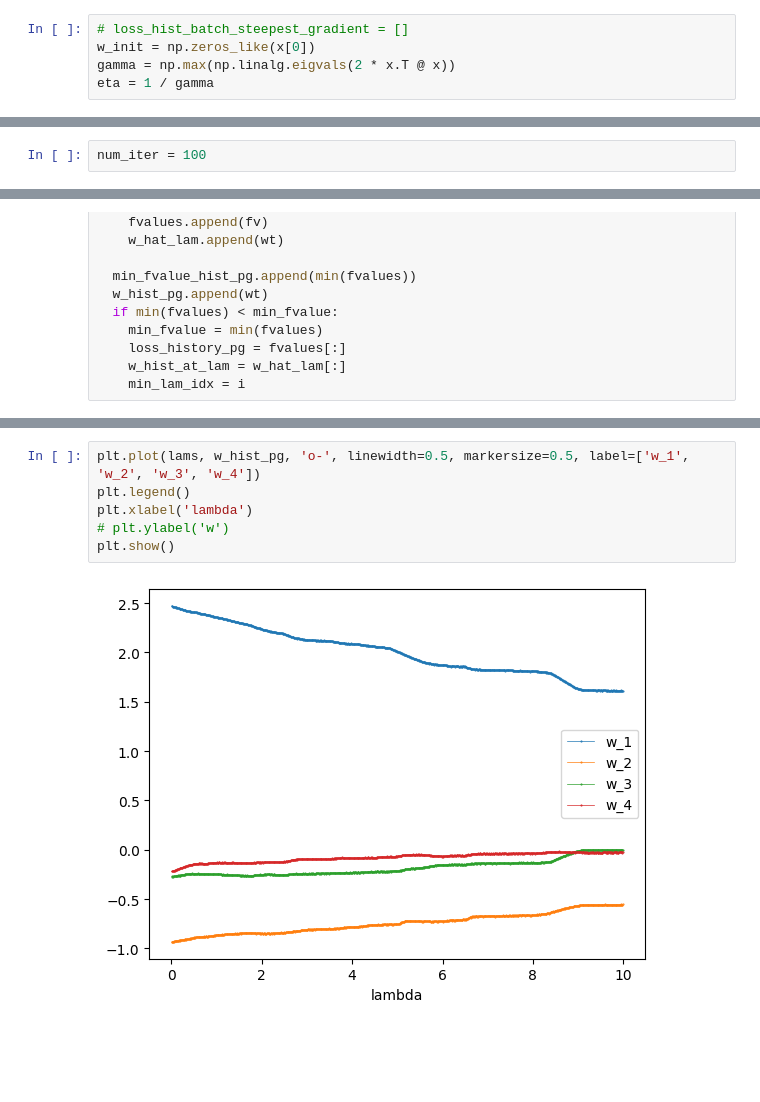
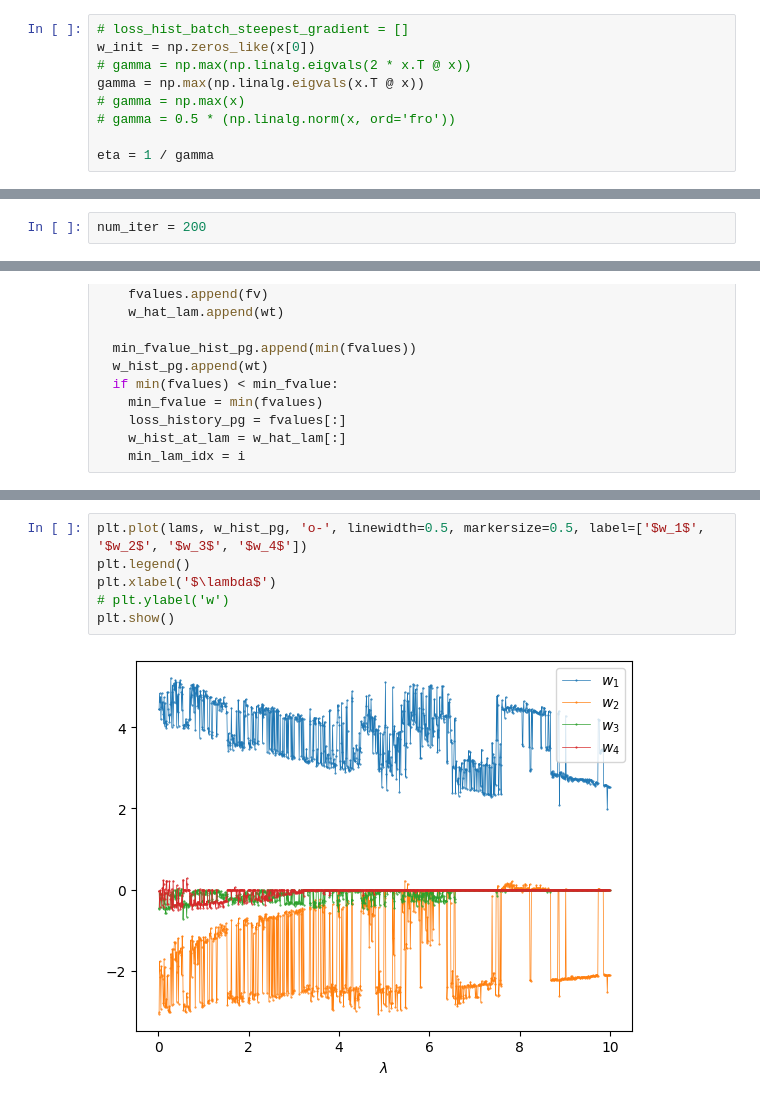
Before and after one commit to kanathipkuji/advml-midterm, a Jupyter notebook: problem4.ipynb, the cells around one changed output, grey strips where cells are left out. Saved outputs shown, nothing was run; the diff lists cells and outputs as text; blank space fills up the shorter version.

```diff
--- a/problem4.ipynb
+++ b/problem4.ipynb
@@ -77,7 +77,11 @@ def subgrad(x, y, w):
 # %%
 # loss_hist_batch_steepest_gradient = []
 w_init = np.zeros_like(x[0])
-gamma = np.max(np.linalg.eigvals(2 * x.T @ x))
+# gamma = np.max(np.linalg.eigvals(2 * x.T @ x))
+gamma = np.max(np.linalg.eigvals(x.T @ x))
+# gamma = np.max(x)
+# gamma = 0.5 * (np.linalg.norm(x, ord='fro'))
+
 eta = 1 / gamma
 # %%
 gamma
@@ -86,5 +90,5 @@ gamma
 # %%
-num_iter = 100
+num_iter = 200
 # %%
 loss_history_pg = []
 min_fvalue_hist_pg = []
@@ -129,8 +133,8 @@ plt.show()
 # %%
-plt.plot(lams, w_hist_pg, 'o-', linewidth=0.5, markersize=0.5, label=['w_1', 'w_2', 'w_3', 'w_4'])
+plt.plot(lams, w_hist_pg, 'o-', linewidth=0.5, markersize=0.5, label=['$w_1$', '$w_2$', '$w_3$', '$w_4$'])
 plt.legend()
-plt.xlabel('lambda')
+plt.xlabel('$\lambda$')
 # plt.ylabel('w')
 plt.show()
 # %% [output]
-[figure, old version]
+[figure, new version]
```
Also changed, not shown: parts of 8 cells of this notebook, 1 other file.
